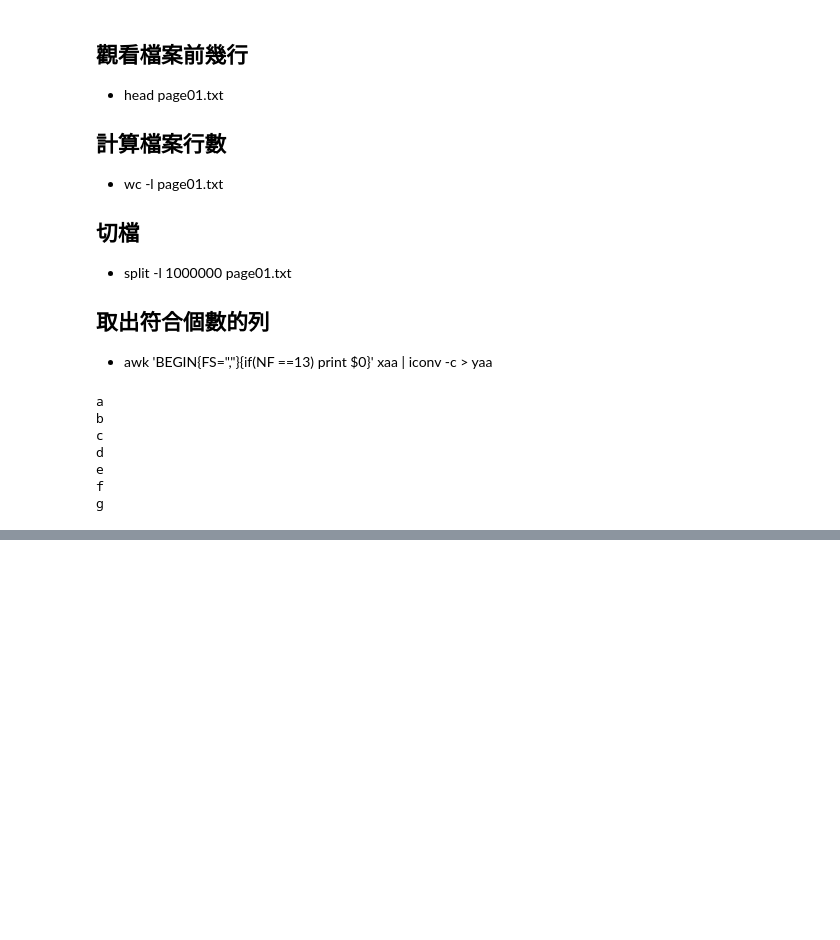
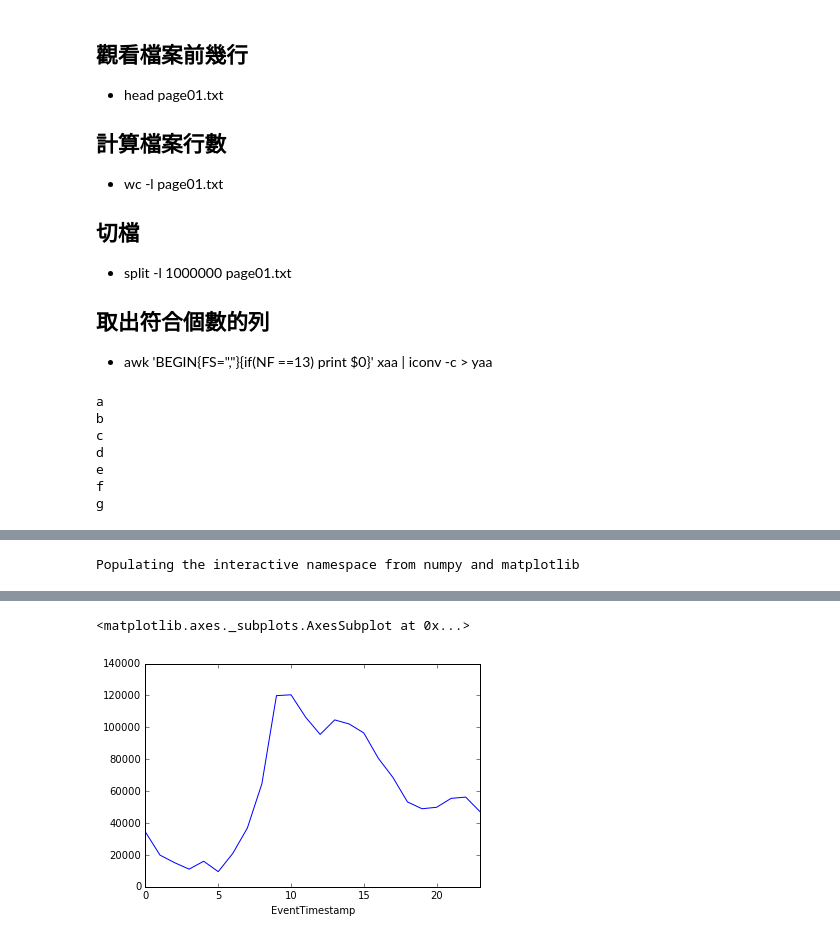
Before and after one commit to ywchiu/cathaybkpython, a Jupyter notebook: 20160901Demo.ipynb, the cells around one changed output, grey strips where cells are left out. Drawn from its saved outputs; the diff is of its cells as text; code cells hidden in the pictures; blank space fills up the shorter version.

```diff
--- a/20160901Demo.ipynb
+++ b/20160901Demo.ipynb
@@ -422,9 +422,9 @@ import pandas
 df_lists = []
 for l in 'abcdefg':
     if l == 'a':
-        df = pandas.read_csv('bigdata/ya{}'.format(l), encoding = 'utf-8')
+        df = pandas.read_csv('bigdata/ya{}'.format(l), encoding = 'utf-8' , parse_dates=[1])
     else:
-        df = pandas.read_csv('bigdata/ya{}'.format(l), header=None, encoding = 'utf-8')
+        df = pandas.read_csv('bigdata/ya{}'.format(l), header=None, encoding = 'utf-8' , parse_dates=[1])
         df.columns = col
     df_lists.append(df)
 # %%
@@ -452,0 +471,3 @@ memory usage: 725.8+ MB
+# %%
+from datetime import datetime
+date20160721 = page01[(page01['EventTimestamp'] >= '2016-07-21') &  (page01['EventTimestamp'] < '2016-07-22')]
@@ -452,0 +483,4 @@ memory usage: 725.8+ MB
+# %%
+# select hour, count(page) from date20160721
+# group by hour
+cnt_by_hour = date20160721.groupby(date20160721['EventTimestamp'].dt.hour)['SessionNumber'].count()
@@ -452,0 +497,5 @@ memory usage: 725.8+ MB
+# %%
+%pylab inline
+cnt_by_hour.plot(kind='line')
+# %% [output]
+Populating the interactive namespace from numpy and matplotlib
@@ -452,0 +504,2 @@ memory usage: 725.8+ MB
+<matplotlib.axes._subplots.AxesSubplot at 0x...>
+[figure, added]
```
Also changed, not shown: parts of 6 cells of this notebook.
